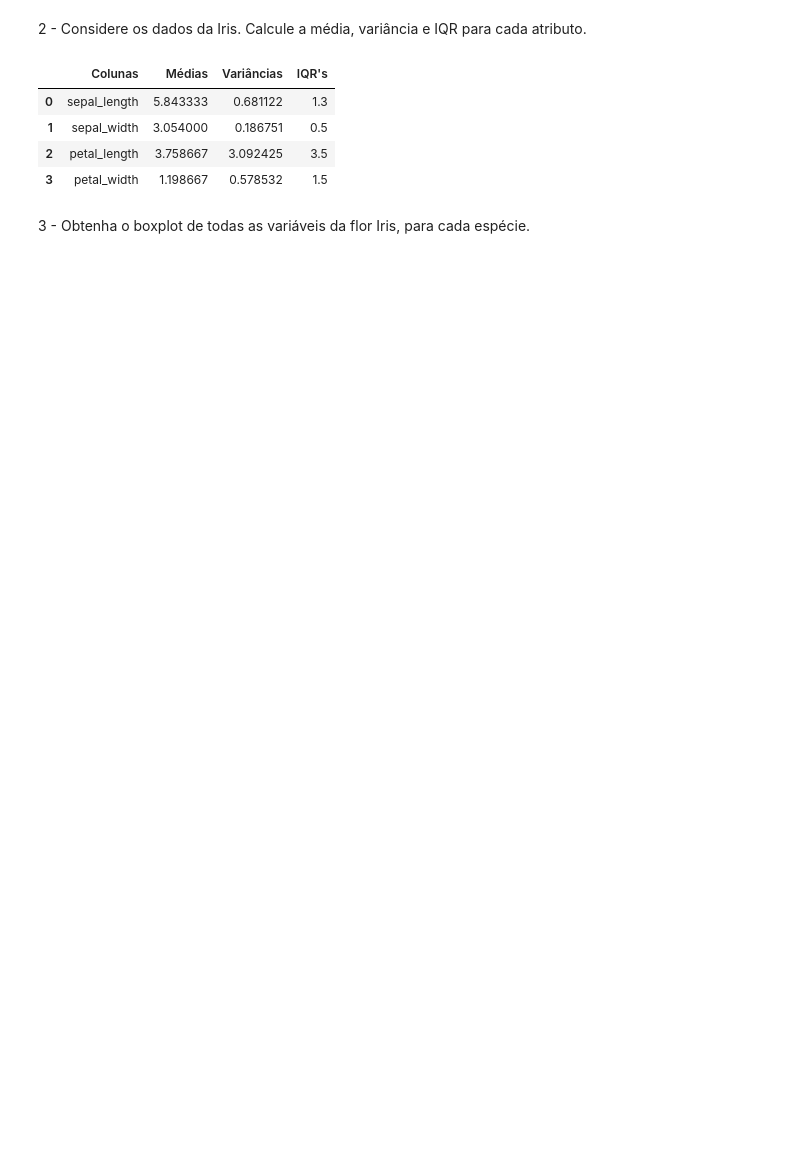
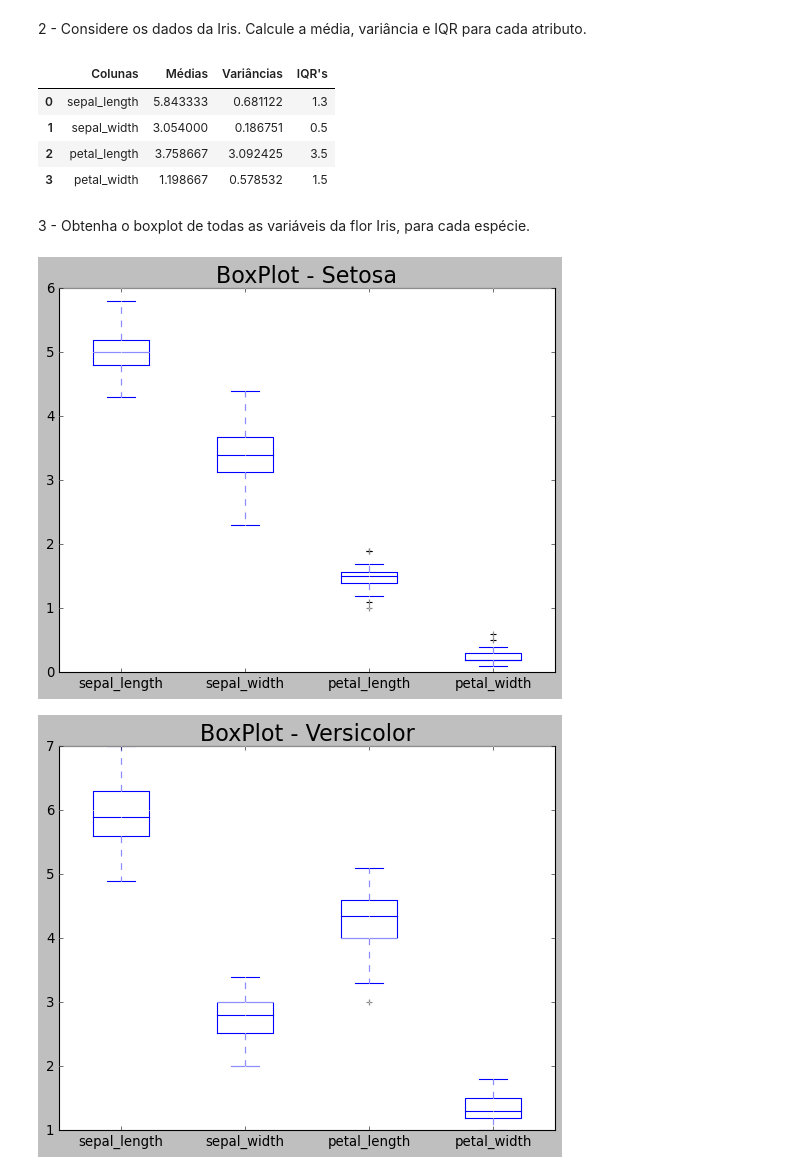
Before and after one commit to Edmurcn/Fis._Estat._Comp., a Jupyter notebook: Intro._Ciencia_Dados/Aulas/Aula 2/exercicios2.ipynb, the cells around one changed output. Saved outputs shown, nothing was run; the diff lists cells and outputs as text; code cells hidden in the pictures; blank space fills up the shorter version.

```diff
--- a/Intro._Ciencia_Dados/Aulas/Aula 2/exercicios2.ipynb
+++ b/Intro._Ciencia_Dados/Aulas/Aula 2/exercicios2.ipynb
@@ -77,3 +78,40 @@ parametros.head()
 | 3 | petal_width | 1.198667 | 0.578532 | 1.5 |
 # %% [markdown]
 3 - Obtenha o boxplot de todas as variáveis da flor Iris, para cada espécie.
+# %%
+#Separar os dados com base nas espécies
+
+setosa_dados = df_iris[df_iris["species"] == "setosa"]
+versicolor_dados = df_iris[df_iris["species"] == "versicolor"]
+virginica_dados = df_iris[df_iris["species"] == "virginica"]
+atributos = []
+
+for i in df_iris.columns[0:df_iris.shape[1]-1]:
+    atributos.append(i)
+
+plt.style.use("classic")
+plt.grid(color="w", linestyle = "solid")
+
+plt.subplot(1, 1, 1)
+setosa_dados.boxplot(atributos, color="black" )
+plt.title("BoxPlot - Setosa",  fontsize = 20)
+plt.show()
+
+plt.style.use("classic")
+plt.grid(color="w", linestyle = "solid")
+
+plt.subplot(1, 1, 1)
+versicolor_dados.boxplot(atributos, color="black")
+plt.title("BoxPlot - Versicolor", fontsize = 20)
+plt.show()
+
+plt.style.use("classic")
+plt.grid(color="w", linestyle = "solid")
+
+plt.subplot(1, 1, 1)
+virginica_dados.boxplot(atributos, color="black")
+plt.title("BoxPlot - Virginica",  fontsize = 20)
+plt.show()
+# %% [output]
+[figure, added]
+[figure, added]
```
Also changed, not shown: parts of 7 cells of this notebook.
